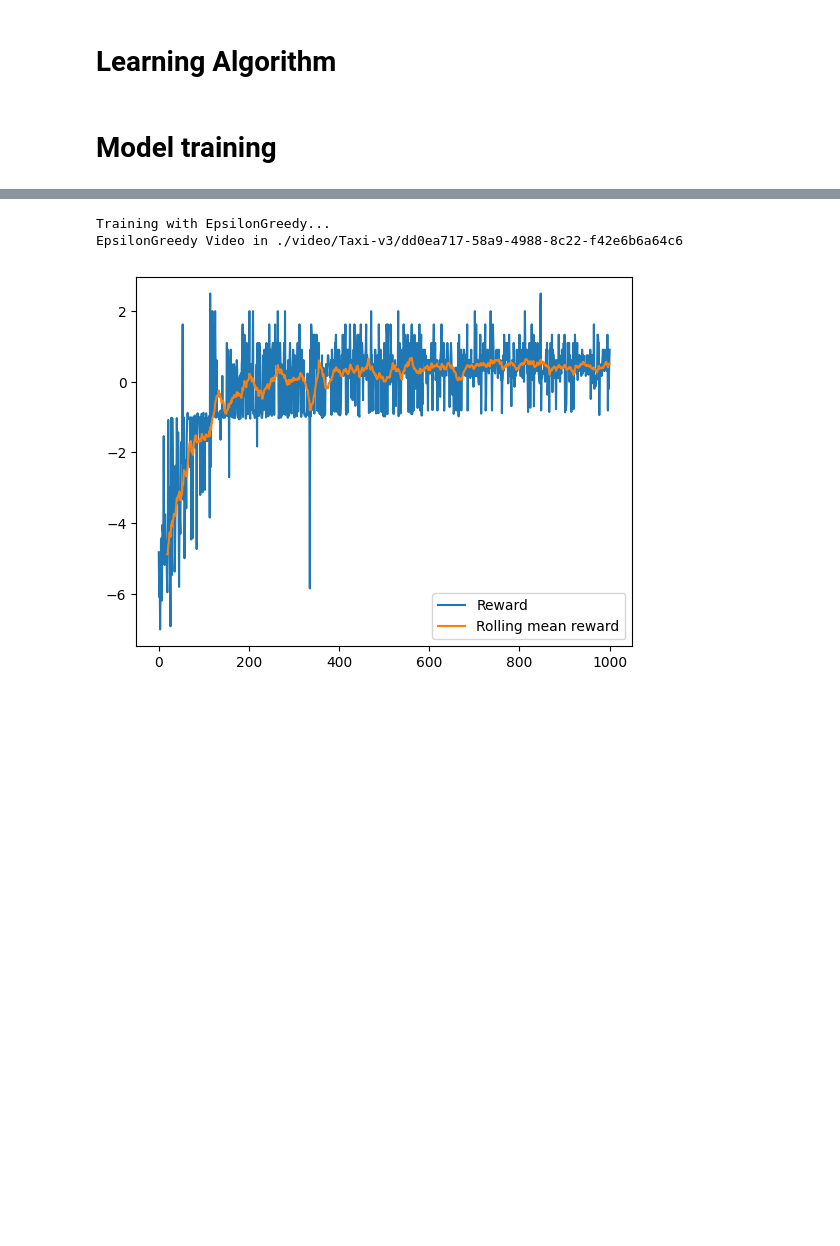
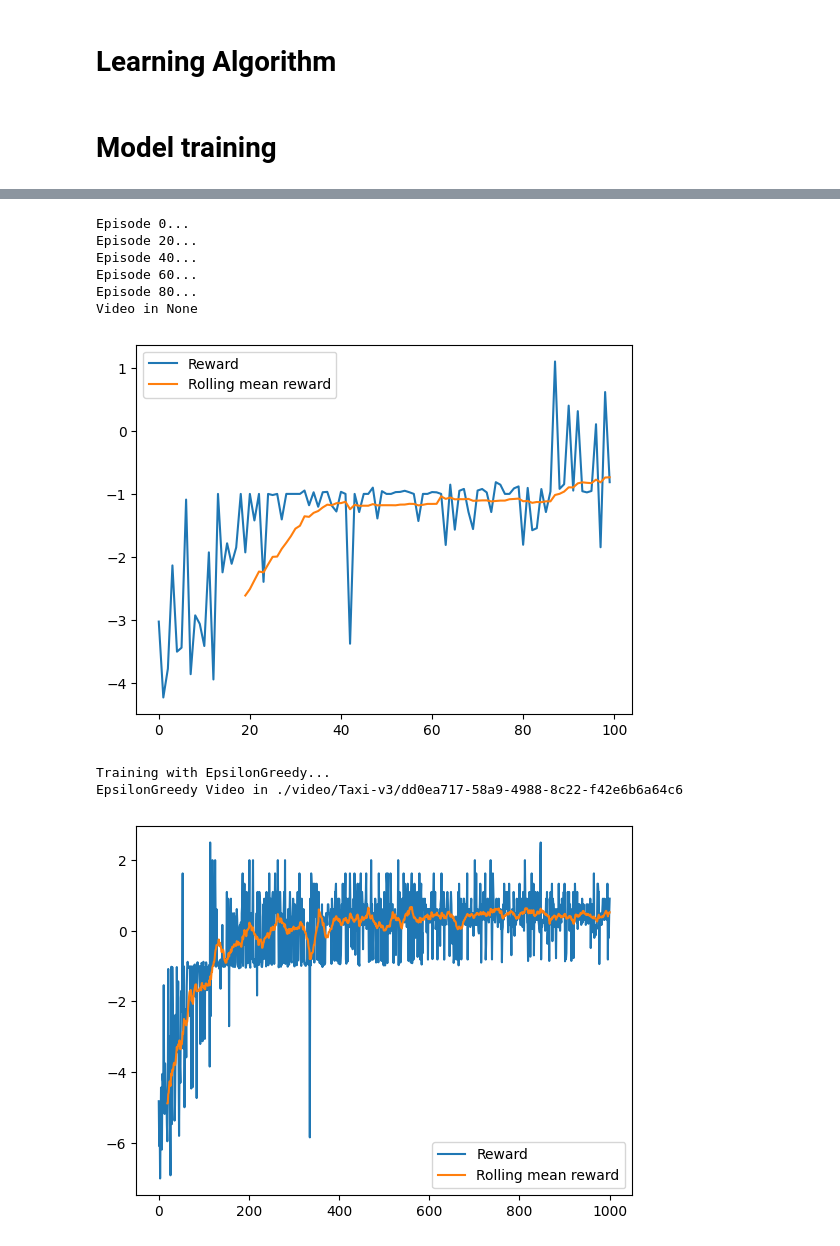
Before and after one commit to shmnrr/CS4049_ASS2, a Jupyter notebook: assessment2.ipynb, the cells around one changed output, grey strips where cells are left out. Drawn from its saved outputs; the diff is of its cells as text; code cells hidden in the pictures; blank space fills up the shorter version.

```diff
--- a/assessment2.ipynb
+++ b/assessment2.ipynb
@@ -413,26 +464,34 @@ def learn(env, num_episodes: int, selection_method, learning_method, print_episo
 # %%
 # Create the environment without video recording
 env, folder_name = create_environment("Taxi-v3", False)
 
 # Train the agent using Upper Confidence Bound for action selection and QNeural for learning
-rewards = learn(env, 100, UpperConfidenceBound, QNeural, print_episodes = True)
+rewards = learn(env, 100, ThompsonSampling, QTable, print_episodes = True)
 
 # Display information about video recording folder
 print(f"Video in {folder_name}")
 
 # Calculate rolling mean of rewards for smoother visualization
 window = 20
 average_reward = []
 for _ in range(window - 1):
     average_reward.insert(0, np.nan)
 for x in range(len(rewards) - window + 1):
      average_reward.append(np.mean(rewards[x:x+window]))
 
 # Plot the rewards and rolling mean rewards
 plt.plot(rewards, label="Reward")
 plt.plot(average_reward, label="Rolling mean reward")
 plt.legend()
 plt.show()
+# %% [output]
+Episode 0...
+Episode 20...
+Episode 40...
+Episode 60...
+Episode 80...
+Video in None
+[figure, added]
 # %%
 def train_and_plot(env, num_episodes, action_selections, learning_method, window=20):
     for action_selection in action_selections:
```
Also changed, not shown: parts of 3 cells of this notebook.
